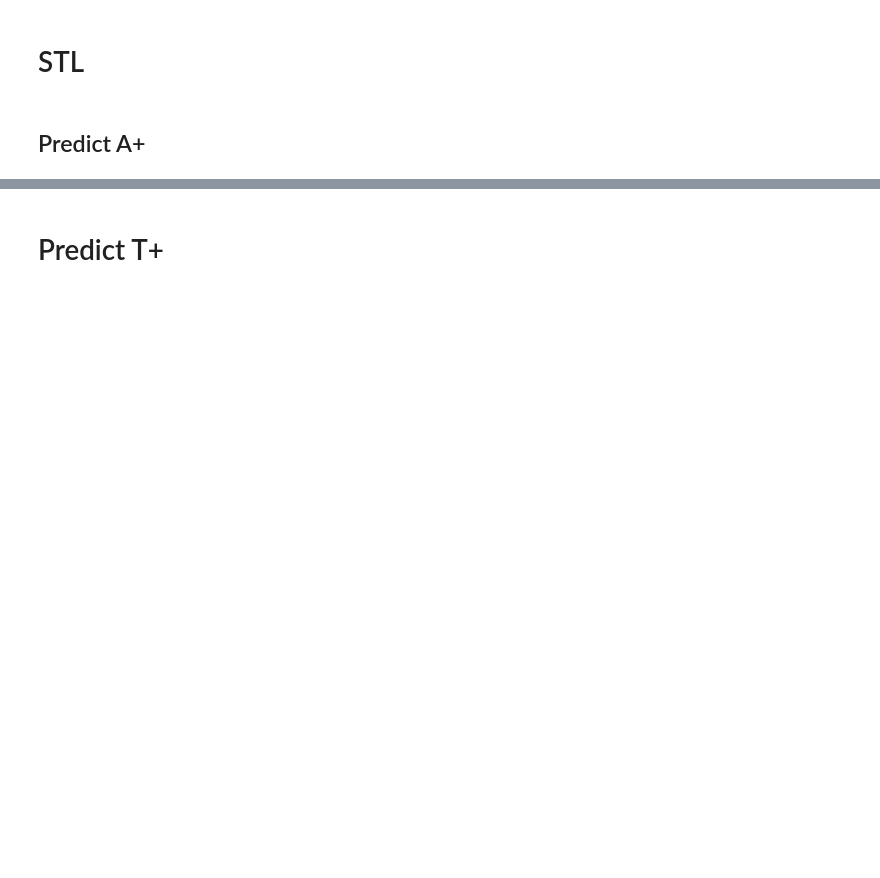
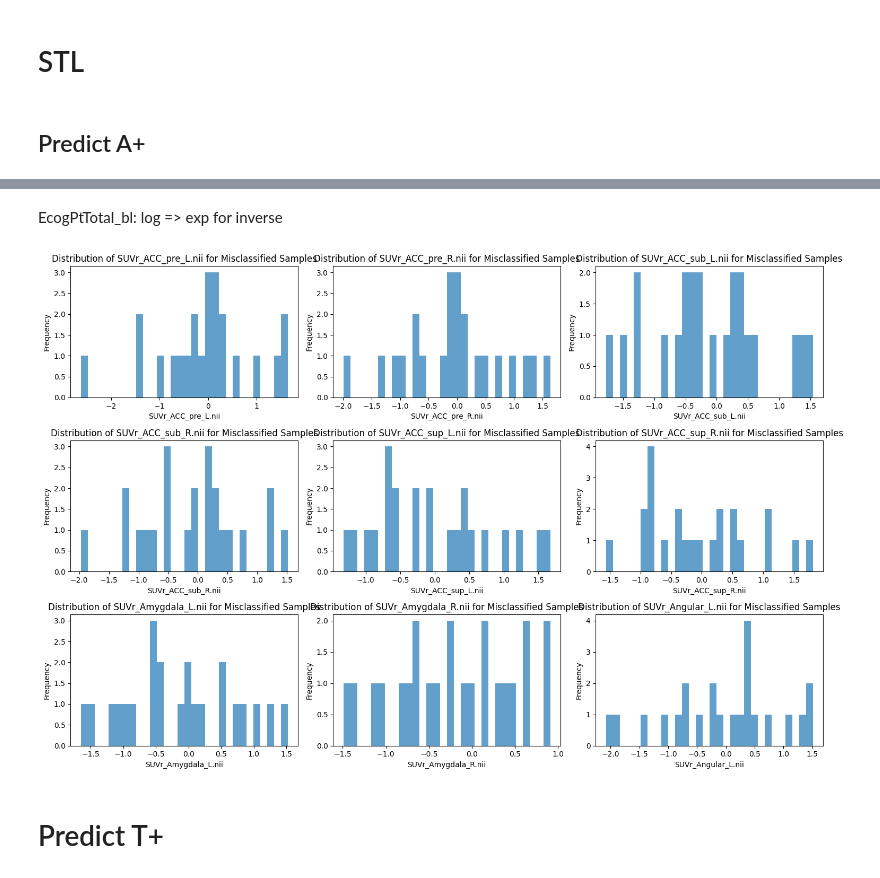
Before and after one commit to Aquila69420/adni-ml, a Jupyter notebook: torch_classification.ipynb, the cells around one changed output, grey strips where cells are left out. Cells and saved outputs as stored; diff of their text form; code cells hidden in the pictures; blank space fills up the shorter version.

```diff
--- a/torch_classification.ipynb
+++ b/torch_classification.ipynb
@@ -126,4 +131,18 @@ with torch.no_grad():
     print("Test Recall:", recall_score(y_test_np, y_test_pred_np))
     print("Test F1 Score:", 2 * (precision_score(y_test_np, y_test_pred_np) * recall_score(y_test_np, y_test_pred_np)) / (precision_score(y_test_np, y_test_pred_np) + recall_score(y_test_np, y_test_pred_np)))
     print('Test ROC AUC:', roc_auc_score(y_test_np, y_test_pred_np))
+
+    # Identify misclassified data points for each target
+    misclassified_indices = {}
+    for i in range(y_test_np.shape[1]):
+        misclassified = y_test_np[:, i] != y_test_pred_np[:, i]
+        misclassified_indices[index_to_target.get(i)] = np.where(misclassified)[0]
+
+    # Store the misclassified data points in a DataFrame for each target
+    misclassified_data = {}
+    for target, indices in misclassified_indices.items():
+        # Get the misclassified samples from X_test
+        misclassified_samples = X_test[indices].cpu().numpy()
+        # Create a DataFrame using the column names from the original X DataFrame
+        misclassified_data[target] = pd.DataFrame(misclassified_samples, columns=X.columns)
 # %% [output]
@@ -135,3 +240,19 @@ Test ROC AUC: 0.8012295081967213
+# %% [markdown]
+EcogPtTotal_bl:  log => exp for inverse
+# %%
+# Plot the distribution of misclassified samples for each feature
+plt.figure(figsize=(15, 10))
+num_cols = min(9, len(misclassified_df.columns))  # Ensure not more than 9 columns are plotted
+for i, column in enumerate(misclassified_df.columns[:num_cols]): # Iterate only through the first num_cols
+    plt.subplot(3, 3, i + 1)
+    plt.hist(misclassified_df[column], bins=30, alpha=0.7)
+    plt.title(f'Distribution of {column} for Misclassified Samples')
+    plt.xlabel(column)
+    plt.ylabel('Frequency')
+plt.tight_layout()
+plt.show()
+# %% [output]
+[figure, added]
 # %% [markdown]
 # Predict T+
 # %%
```
Also changed, not shown: parts of 30 cells of this notebook.
